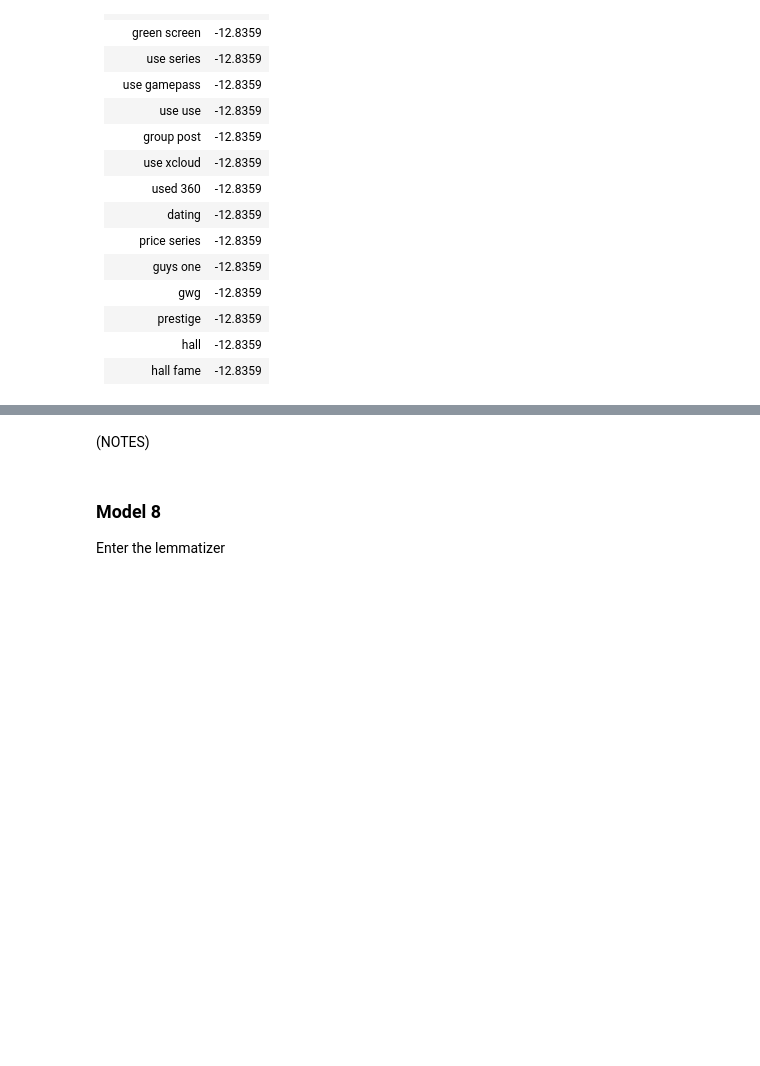
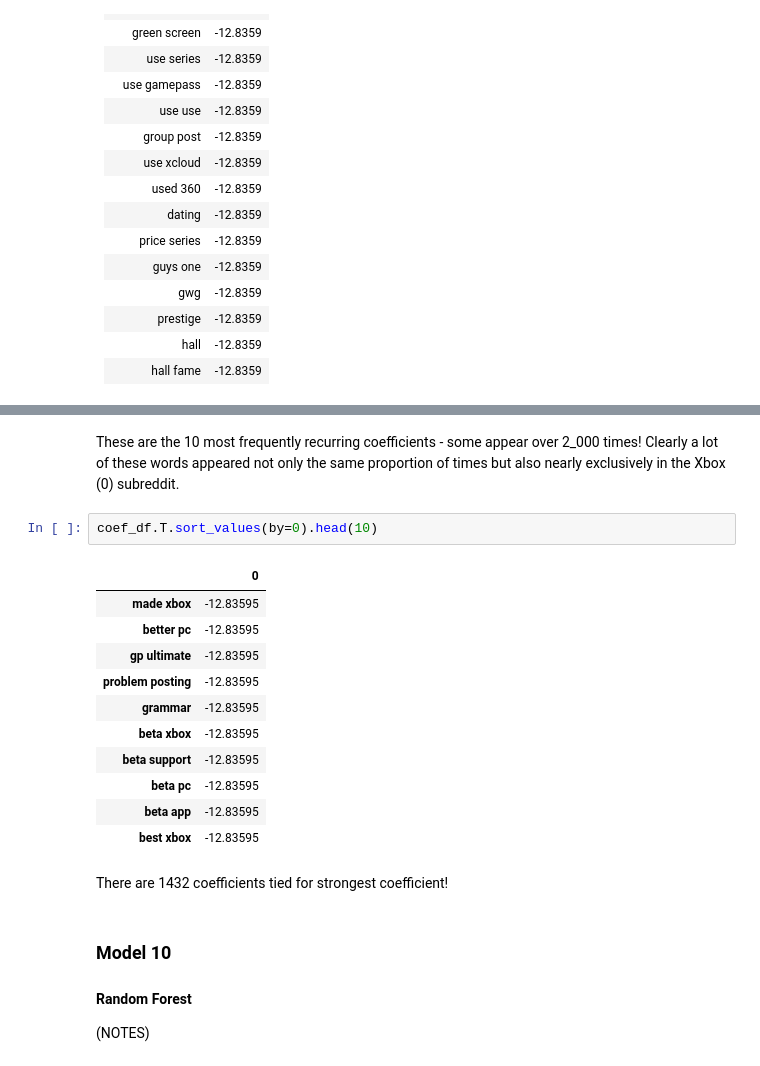
Before and after one commit to griffinwt/Reddit_nlp, a Jupyter notebook: 03_Modeling.ipynb, the cells around one changed output, grey strips where cells are left out. Cells and saved outputs as stored; diff of their text form; blank space fills up the shorter version.

```diff
--- a/03_Modeling.ipynb
+++ b/03_Modeling.ipynb
@@ -623,5 +733,22 @@ Receiver Operating Characteristic (ROC) curve: (not shown)
+# %% [markdown]
+These are the 10 most frequently recurring coefficients - some appear over 2_000 times! Clearly a lot of these words appeared not only the same proportion of times but also nearly exclusively in the Xbox (0) subreddit.
+# %%
+coef_df.T.sort_values(by=0).head(10)
+# %% [output]
+|  | 0 |
+| made xbox | -12.83595 |
+| better pc | -12.83595 |
+| gp ultimate | -12.83595 |
+| problem posting | -12.83595 |
+| grammar | -12.83595 |
+| beta xbox | -12.83595 |
+| beta support | -12.83595 |
+| beta pc | -12.83595 |
+| beta app | -12.83595 |
+| best xbox | -12.83595 |
+# %% [markdown]
+There are 1432 coefficients tied for strongest coefficient!
 # %% [markdown]
+### Model 10
+#### Random Forest
 (NOTES)
-# %% [markdown]
-### Model 8
-Enter the lemmatizer
```
Also changed, not shown: parts of 31 cells of this notebook, 1 other file.
